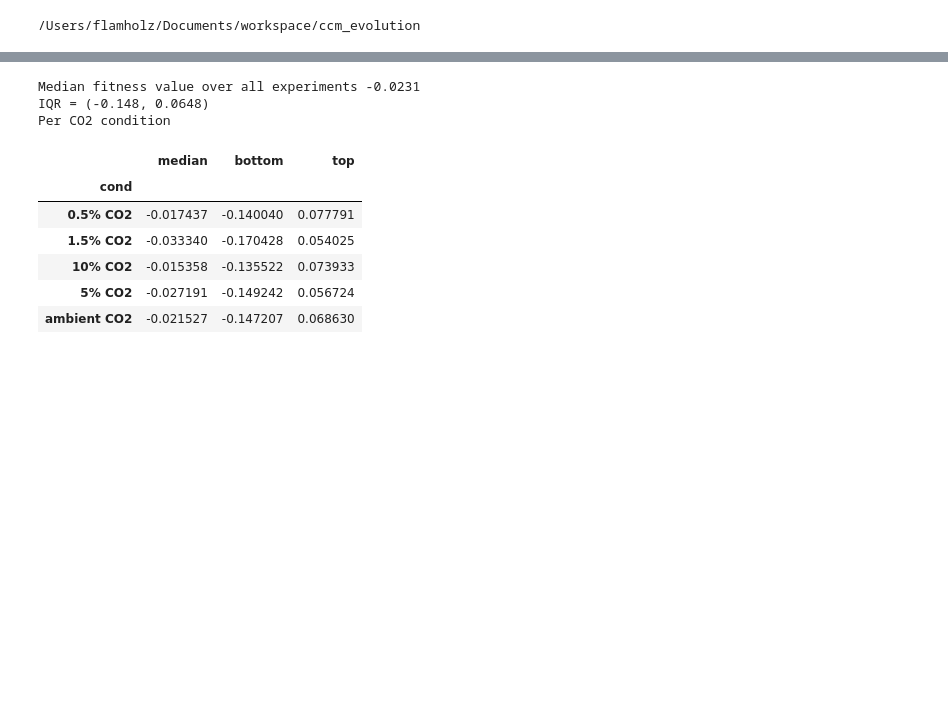
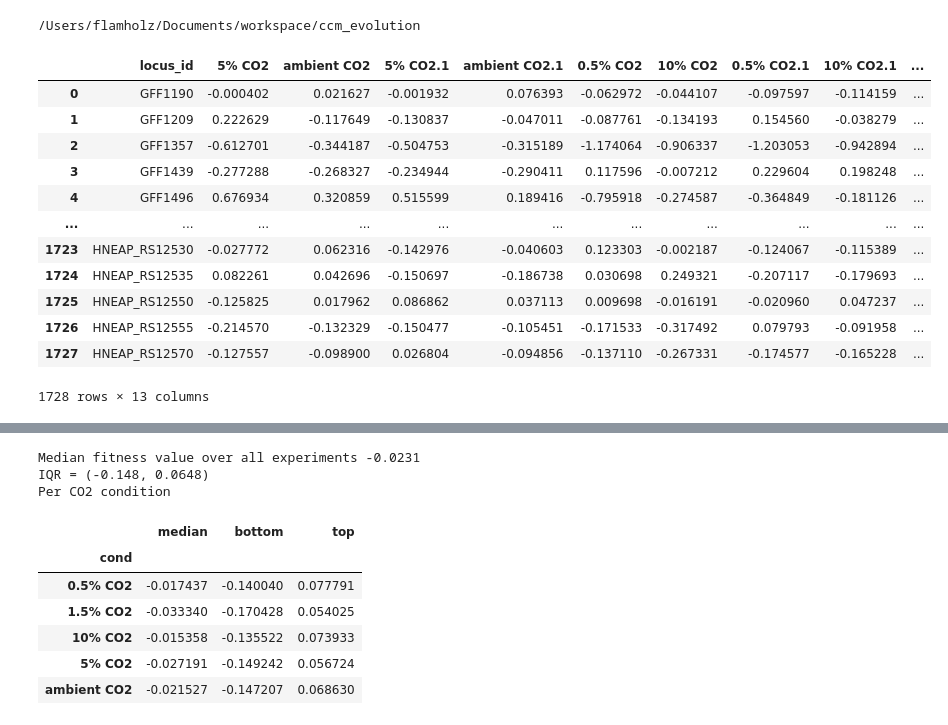
Before and after one commit to flamholz/ccm_evolution, a Jupyter notebook: notebooks/Fig2_Hnea_BarSeq.ipynb, the cells around one changed output, grey strips where cells are left out. Saved outputs shown, nothing was run; the diff lists cells and outputs as text; code cells hidden in the pictures; blank space fills up the shorter version.

```diff
--- a/notebooks/Fig2_Hnea_BarSeq.ipynb
+++ b/notebooks/Fig2_Hnea_BarSeq.ipynb
@@ -24,34 +24,49 @@ genes_of_interest = {
     'HNEAP_RS04645': dict(name='csosCA', kind='CA'),
     'HNEAP_RS04565': dict(name='csos1D', kind='carboxysome'),
     'HNEAP_RS04655': dict(name='cbbS', kind='carboxysome rubisco'),
     'HNEAP_RS04660': dict(name='cbbL', kind='carboxysome rubisco'),
     'HNEAP_RS04615': dict(name='acRAF', kind='chaperone'),
     'HNEAP_RS04625': dict(name='csos1A', kind='carboxysome'),
     'HNEAP_RS05490': dict(name='LysR', kind='regulation'),
     'HNEAP_RS04640': dict(name='csos4A', kind='carboxysome'),
     'HNEAP_RS04635': dict(name='csos4B', kind='carboxysome'),
     'HNEAP_RS04650': dict(name='csos2', kind='carboxysome'),
     'HNEAP_RS04630': dict(name='csos1C', kind='carboxysome'),
     # Non-carboxysomal FII rubisco was named cbbM in Baker et al. JBac 1998.
     'HNEAP_RS05505': dict(name='cbbM', kind='non-carboxysomal rubisco'),
     'HNEAP_RS04600': dict(name='cbbO', kind='chaperone'),
     'HNEAP_RS04575': dict(name='cbbQ', kind='chaperone'),
 }
 
 categories2plot = {
     'transport': True,
     'carboxysome': True,
     'CA': True,
     'carboxysome rubisco': True,
     'regulation': False,
     'chaperone': False,
     'non-carboxysomal rubisco': False
 }
 
 locus2plot = [g for g, props in genes_of_interest.items()
               if categories2plot.get(props['kind'], False)]
 
-barseq_df = pd.read_csv('data/Hnea/barseq/fit_logratios_all.csv')
+barseq_df = pd.read_csv('data/Hnea/barseq/fit_logratios_all_good.csv')
+barseq_df
+# %% [output]
+|  | locus_id | 5% CO2 | ambient CO2 | 5% CO2.1 | ambient CO2.1 | 0.5% CO2 | 10% CO2 | 0.5% CO2.1 | 10% CO2.1 | ... |
+| 0 | GFF1190 | -0.000402 | 0.021627 | -0.001932 | 0.076393 | -0.062972 | -0.044107 | -0.097597 | -0.114159 | ... |
+| 1 | GFF1209 | 0.222629 | -0.117649 | -0.130837 | -0.047011 | -0.087761 | -0.134193 | 0.154560 | -0.038279 | ... |
+| 2 | GFF1357 | -0.612701 | -0.344187 | -0.504753 | -0.315189 | -1.174064 | -0.906337 | -1.203053 | -0.942894 | ... |
+| 3 | GFF1439 | -0.277288 | -0.268327 | -0.234944 | -0.290411 | 0.117596 | -0.007212 | 0.229604 | 0.198248 | ... |
+| 4 | GFF1496 | 0.676934 | 0.320859 | 0.515599 | 0.189416 | -0.795918 | -0.274587 | -0.364849 | -0.181126 | ... |
+| ... | ... | ... | ... | ... | ... | ... | ... | ... | ... | ... |
+| 1723 | HNEAP_RS12530 | -0.027772 | 0.062316 | -0.142976 | -0.040603 | 0.123303 | -0.002187 | -0.124067 | -0.115389 | ... |
+| 1724 | HNEAP_RS12535 | 0.082261 | 0.042696 | -0.150697 | -0.186738 | 0.030698 | 0.249321 | -0.207117 | -0.179693 | ... |
+| 1725 | HNEAP_RS12550 | -0.125825 | 0.017962 | 0.086862 | 0.037113 | 0.009698 | -0.016191 | -0.020960 | 0.047237 | ... |
+| 1726 | HNEAP_RS12555 | -0.214570 | -0.132329 | -0.150477 | -0.105451 | -0.171533 | -0.317492 | 0.079793 | -0.091958 | ... |
+| 1727 | HNEAP_RS12570 | -0.127557 | -0.098900 | 0.026804 | -0.094856 | -0.137110 | -0.267331 | -0.174577 | -0.165228 | ... |
+1728 rows × 13 columns
 # %%
 # Make a long-form version of the barseq data as it's simpler for seaborn plotting.
 numeric_cols = (barseq_df.dtypes == np.float64)
```
Also changed, not shown: parts of 4 cells of this notebook, 1 other file.
